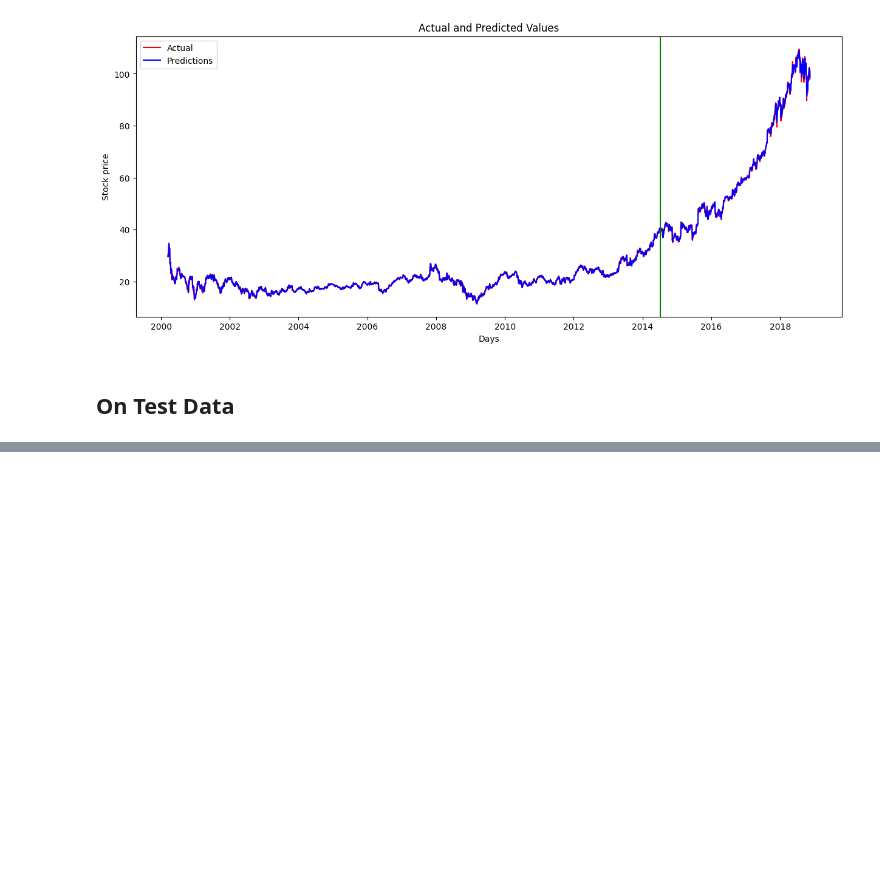
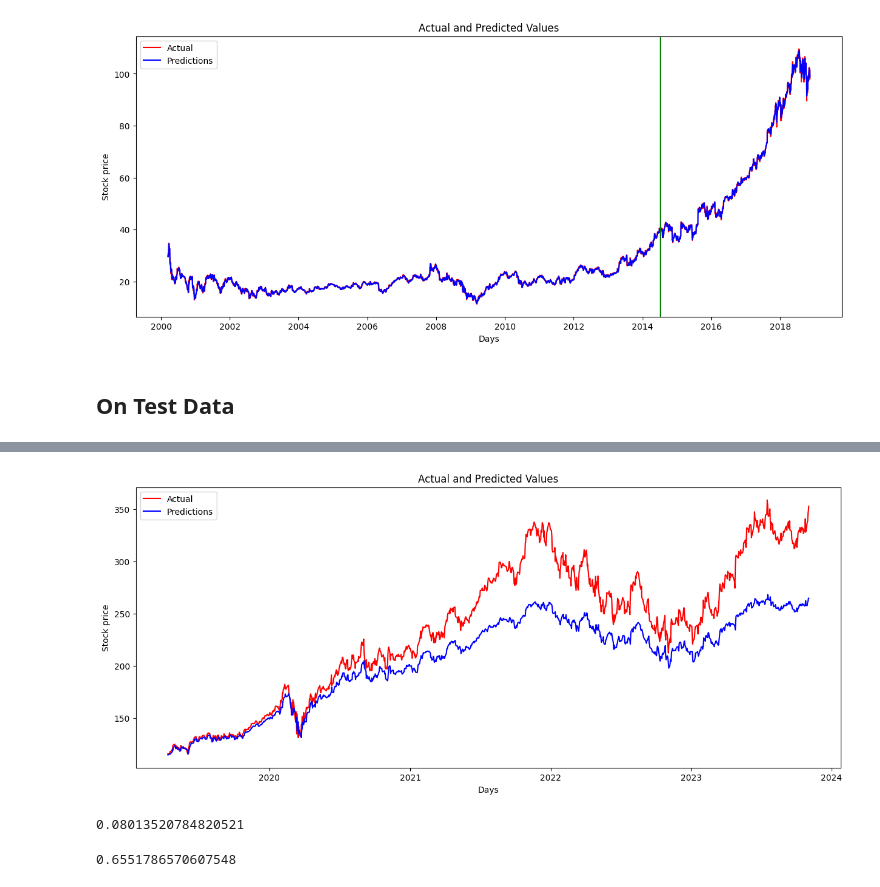
Before and after one commit to KaneZhao/deep-learning-assignments, a Jupyter notebook: assignment3/Assignment3.ipynb, the cells around one changed output, grey strips where cells are left out. Drawn from its saved outputs; the diff is of its cells as text; code cells hidden in the pictures; blank space fills up the shorter version.

```diff
--- a/assignment3/Assignment3.ipynb
+++ b/assignment3/Assignment3.ipynb
@@ -161,6 +161,16 @@ def plot_result(y_train, y_test, train_predict, test_predict, offset):
     plt.title('Actual and Predicted Values')
     plt.show()
 
+def plot_test_result(y_test, test_predict, offset):
+    figure, axes = plt.subplots(figsize=(15, 6))
+    axes.plot(msft_close[validation_size+offset:].index, y_test, color = 'red', label = 'Real Microsoft Corp Index Price ')
+    axes.plot(msft_close[validation_size+offset:].index, test_predict, color = 'blue', label = 'Predicted Microsoft Corp Index Price ')
+    plt.legend(['Actual', 'Predictions'])
+    plt.xlabel('Days')
+    plt.ylabel('Stock price')
+    plt.title('Actual and Predicted Values')
+    plt.show()
+
 def print_error(y, predict, name):
 
     # Unscale the predicted values
@@ -1254,3 +1264,6 @@ plot_result(y_train_unscaled_50, y_val_unscaled_50, train_predict_optimized_gru_
 [figure]
 # %% [markdown]
 ## On Test Data
+# %%
+test_predict_optimized_gru_50 = fitted_optimized_gru_50.model.predict(X_test_50)
+y_test_unscaled_50, test_predict_optimized_gru_50_unscaled = print_error(y_test_50,test_predict_optimized_gru_50,'Test')
@@ -1256,0 +1273,13 @@ plot_result(y_train_unscaled_50, y_val_unscaled_50, train_predict_optimized_gru_
+# %%
+plot_test_result(y_test_unscaled_50, test_predict_optimized_gru_50_unscaled, TIME_STEP_50)
+# %% [output]
+[figure, added]
+# %%
+import sklearn
+sklearn.metrics.mean_absolute_percentage_error(y_test_unscaled_50, test_predict_optimized_gru_50_unscaled)
+# %% [output]
+0.08013520784820521
+# %%
+sklearn.metrics.r2_score(y_test_unscaled_50, test_predict_optimized_gru_50_unscaled)
+# %% [output]
+0.6551786570607548
```
Also changed, not shown: parts of 5 cells of this notebook.
